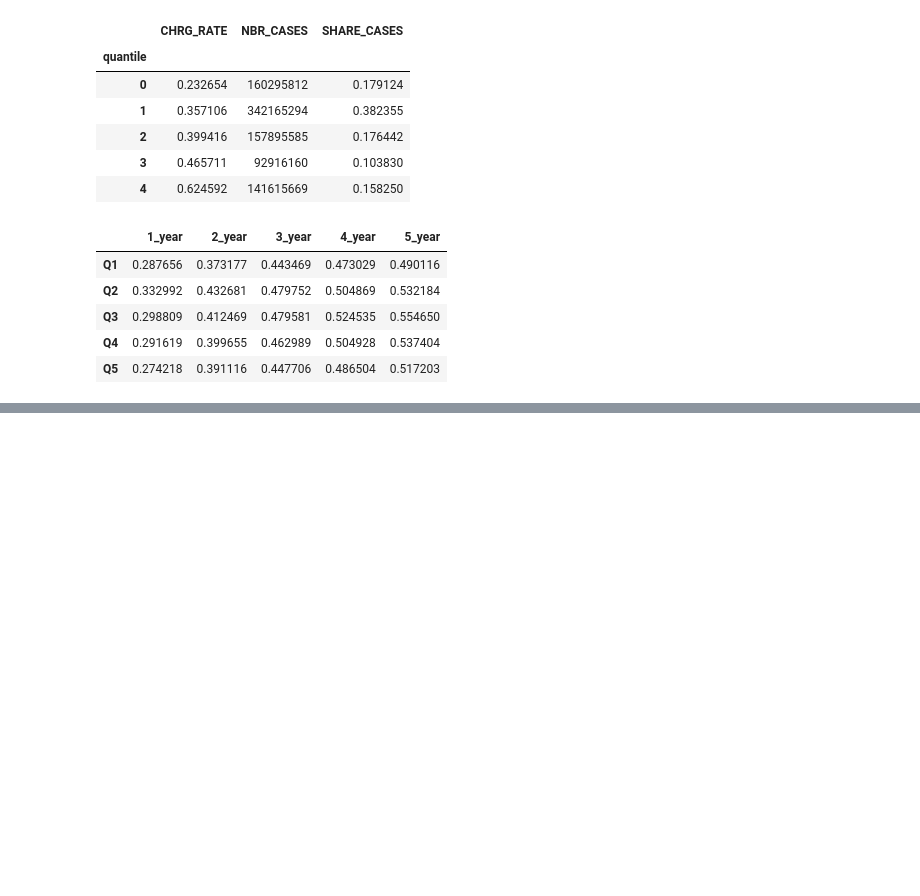
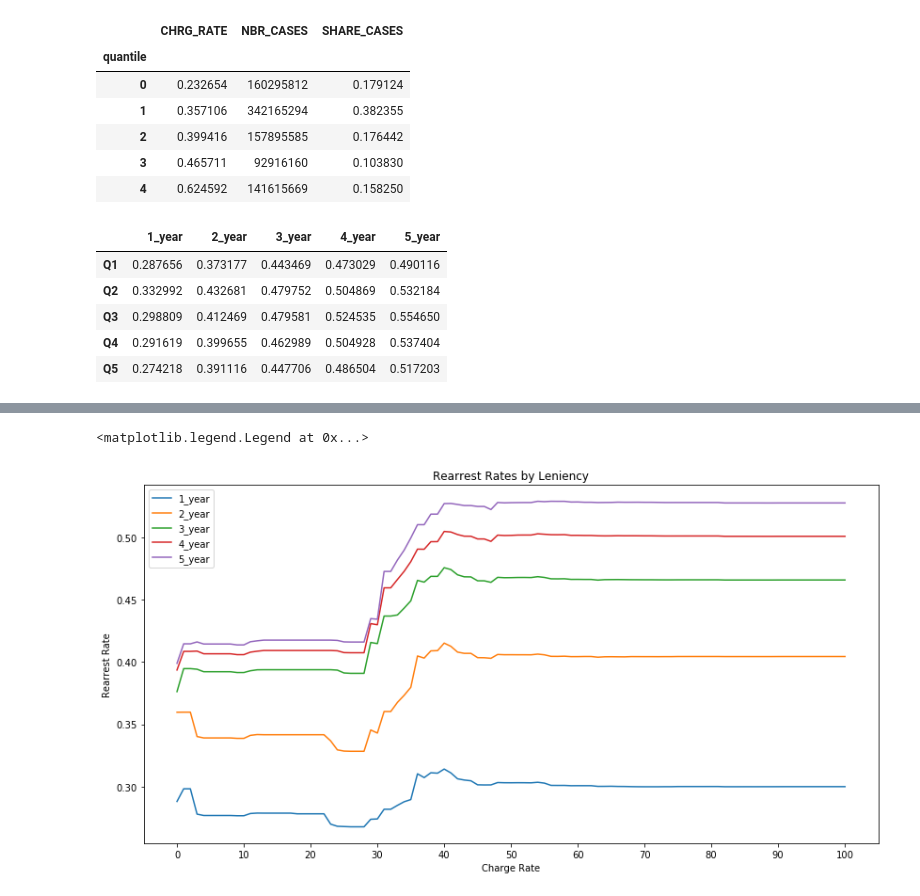
Before and after one commit to da1933/NODA, a Jupyter notebook: Screeners.ipynb, the cells around one changed output, grey strips where cells are left out. Saved outputs shown, nothing was run; the diff lists cells and outputs as text; code cells hidden in the pictures; blank space fills up the shorter version.

```diff
--- a/Screeners.ipynb
+++ b/Screeners.ipynb
@@ -134,0 +164,29 @@ pd.DataFrame(rearrest_rates, \
+# %%
+rearrest_rates = np.zeros((101,5))
+years = [1,2,3,4,5]
+for q in range(101):
+    for year in range(1,6):
+        data_trunc = sada_not_charged[(sada_not_charged['ARREST_DATE_y'] <= 1999 - year)&\
+                                     (sada_not_charged['chrg_rate_rounded']<=q)]
+        total = data_trunc['SCREENING_DISP_CODE'].count()
+        rearrest_cnt = data_trunc[(data_trunc['NEXT_ARREST_TIME'] >0)&(data_trunc['NEXT_ARREST_TIME'] <= year*365)]\
+        ['SCREENING_DISP_CODE'].count()
+        rearrest_rates[q][year-1] = rearrest_cnt/total
+        #print ('Quantile %s: %.0f%% were rearrested within %s years' %(q, rearrest_rate*100, year))
+# %%
+rearrest_rates = pd.DataFrame(rearrest_rates, \
+             index = range(101), \
+             columns = ['1_year','2_year','3_year','4_year','5_year'])
+rearrest_rates.to_csv('rearrest_rates.csv',index=True)
+# %%
+plt.figure(figsize=(14, 7))
+plt.title('Rearrest Rates by Leniency')
+for i in range(5):
+    plt.plot(rearrest_rates.ix[:,i])
+plt.xlabel('Charge Rate')
+plt.ylabel('Rearrest Rate')
+plt.xticks(np.arange(0,101,10))
+plt.legend()
+# %% [output]
+<matplotlib.legend.Legend at 0x...>
+[figure, added]
```
Also changed, not shown: parts of 12 cells of this notebook.
